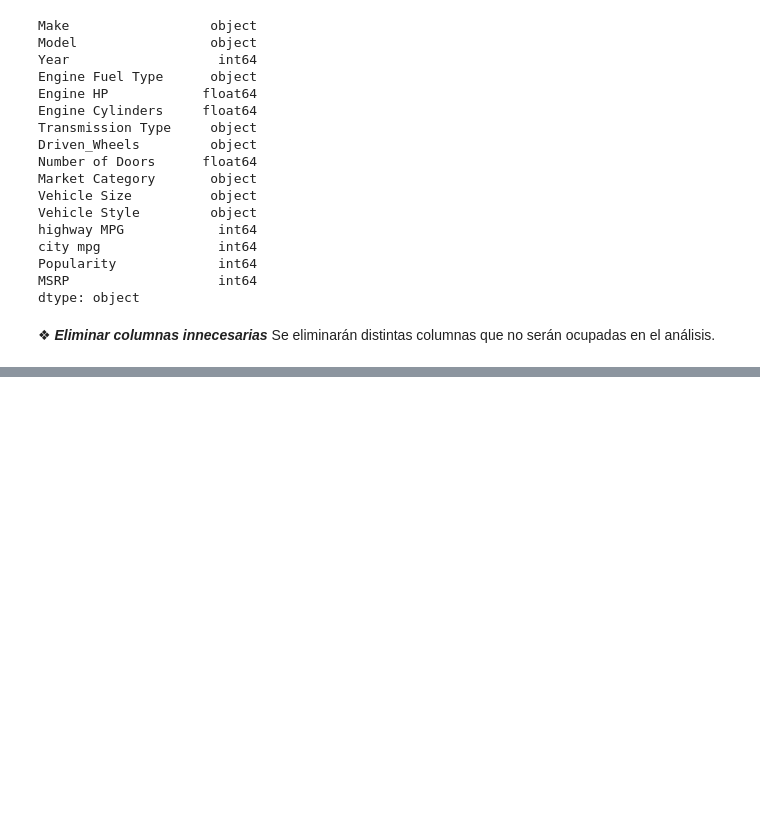
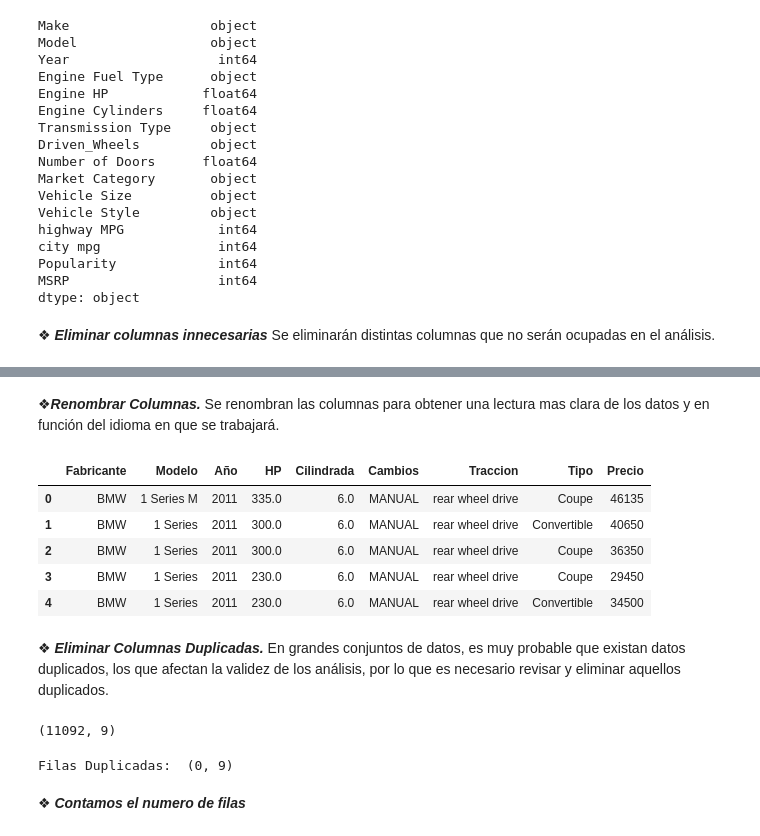
Before and after one commit to carlosthieme/sustantiva, a Jupyter notebook: Proyecto_Final_Sustantiva.ipynb, the cells around one changed output, grey strips where cells are left out. Cells and saved outputs as stored; diff of their text form; code cells hidden in the pictures; blank space fills up the shorter version.

```diff
--- a/Proyecto_Final_Sustantiva.ipynb
+++ b/Proyecto_Final_Sustantiva.ipynb
@@ -99,0 +107,25 @@ df.head(5)
+# %% [markdown]
+❖***Renombrar Columnas.*** Se renombran las columnas para obtener una lectura mas clara de los datos y en función del idioma en que se trabajará.
+# %%
+df = df.rename(columns={"Make": "Fabricante", "Model": "Modelo", "Year": "Año","Engine HP": "HP", "Engine Cylinders": "Cilindrada", "Transmission Type": "Cambios", "Driven_Wheels": "Traccion", "Vehicle Style": "Tipo", "MSRP": "Precio" })
+df.head(5)
+# %% [output]
+|  | Fabricante | Modelo | Año | HP | Cilindrada | Cambios | Traccion | Tipo | Precio |
+| 0 | BMW | 1 Series M | 2011 | 335.0 | 6.0 | MANUAL | rear wheel drive | Coupe | 46135 |
+| 1 | BMW | 1 Series | 2011 | 300.0 | 6.0 | MANUAL | rear wheel drive | Convertible | 40650 |
+| 2 | BMW | 1 Series | 2011 | 300.0 | 6.0 | MANUAL | rear wheel drive | Coupe | 36350 |
+| 3 | BMW | 1 Series | 2011 | 230.0 | 6.0 | MANUAL | rear wheel drive | Coupe | 29450 |
+| 4 | BMW | 1 Series | 2011 | 230.0 | 6.0 | MANUAL | rear wheel drive | Convertible | 34500 |
+# %% [markdown]
+❖ ***Eliminar Columnas Duplicadas.*** En grandes conjuntos de datos, es muy probable que existan datos duplicados, los que afectan la validez de los análisis, por lo que es necesario revisar y eliminar aquellos duplicados.
+# %%
+df.shape
+# %% [output]
+(11092, 9)
+# %%
+duplicate_rows_df = df[df.duplicated()]
+print("Filas Duplicadas: ", duplicate_rows_df.shape)
+# %% [output]
+Filas Duplicadas:  (0, 9)
+# %% [markdown]
+❖ ***Contamos el numero de filas***
```
Also changed, not shown: parts of 22 cells of this notebook.
